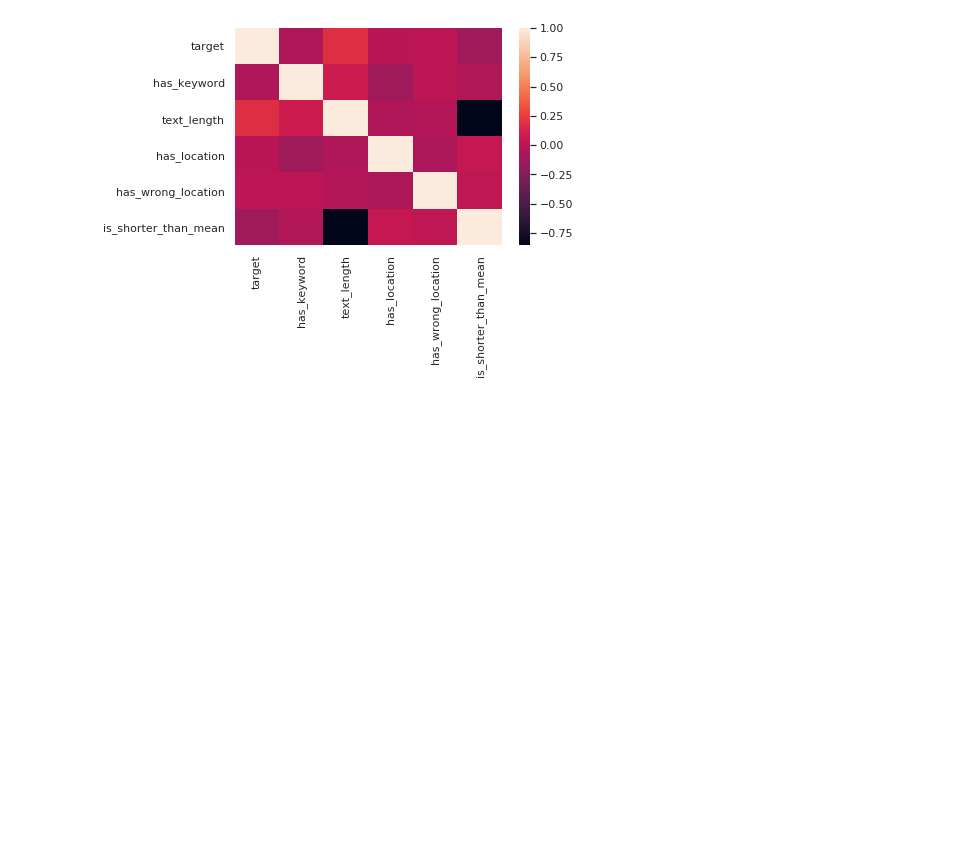
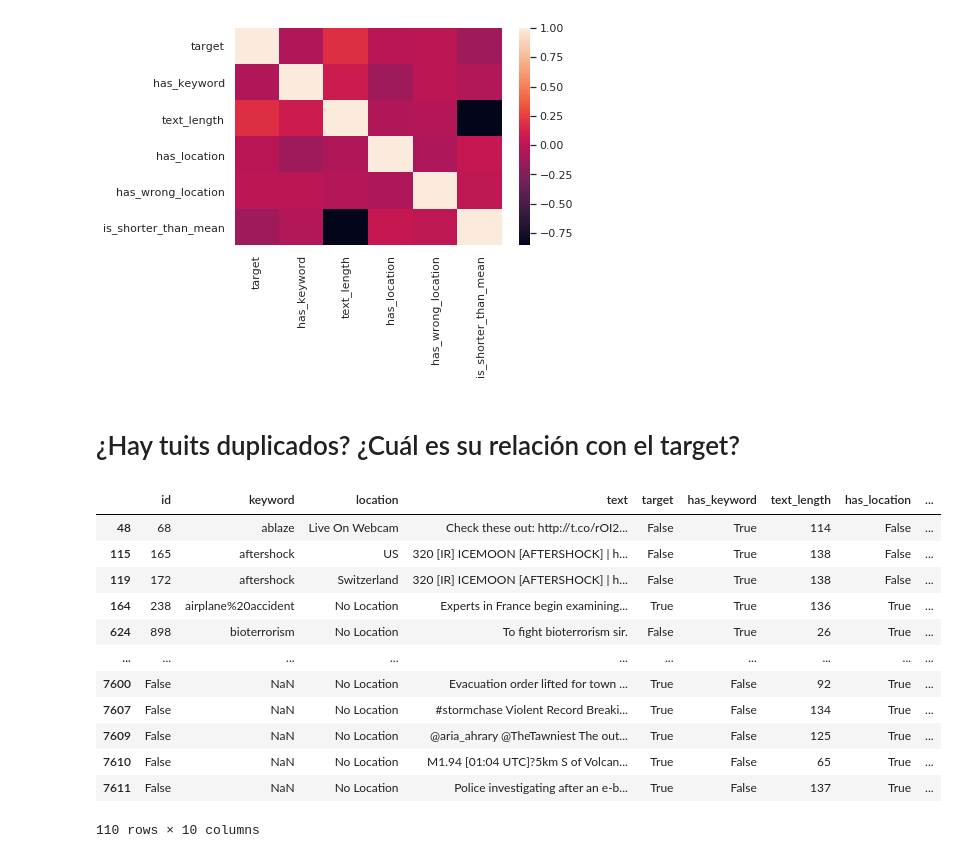
Before and after one commit to GastonMontes/1ro-2020-7506-TP1, a Jupyter notebook: relacion_target_location.ipynb, the cells around one changed output. Cells and saved outputs as stored; diff of their text form; code cells hidden in the pictures; blank space fills up the shorter version.

```diff
--- a/relacion_target_location.ipynb
+++ b/relacion_target_location.ipynb
@@ -563,3 +560,22 @@ sns.set()
 ax = sns.heatmap(tweets.corr())
 # %% [output]
 [figure]
+# %% [markdown]
+# ¿Hay tuits duplicados? ¿Cuál es su relación con el target?
+# %%
+duplicated_twts = tweets[tweets.duplicated(['text'])]
+duplicated_twts
+# %% [output]
+|  | id | keyword | location | text | target | has_keyword | text_length | has_location | ... |
+| 48 | 68 | ablaze | Live On Webcam | Check these out: http://t.co/rOI2... | False | True | 114 | False | ... |
+| 115 | 165 | aftershock | US | 320 [IR] ICEMOON [AFTERSHOCK] | h... | False | True | 138 | False | ... |
+| 119 | 172 | aftershock | Switzerland | 320 [IR] ICEMOON [AFTERSHOCK] | h... | False | True | 138 | False | ... |
+| 164 | 238 | airplane%20accident | No Location | Experts in France begin examining... | True | True | 136 | True | ... |
+| 624 | 898 | bioterrorism | No Location | To fight bioterrorism sir. | False | True | 26 | True | ... |
+| ... | ... | ... | ... | ... | ... | ... | ... | ... | ... |
+| 7600 | False | NaN | No Location | Evacuation order lifted for town ... | True | False | 92 | True | ... |
+| 7607 | False | NaN | No Location | #stormchase Violent Record Breaki... | True | False | 134 | True | ... |
+| 7609 | False | NaN | No Location | @aria_ahrary @TheTawniest The out... | True | False | 125 | True | ... |
+| 7610 | False | NaN | No Location | M1.94 [01:04 UTC]?5km S of Volcan... | True | False | 65 | True | ... |
+| 7611 | False | NaN | No Location | Police investigating after an e-b... | True | False | 137 | True | ... |
+110 rows × 10 columns
```
Also changed, not shown: parts of 4 cells of this notebook.
